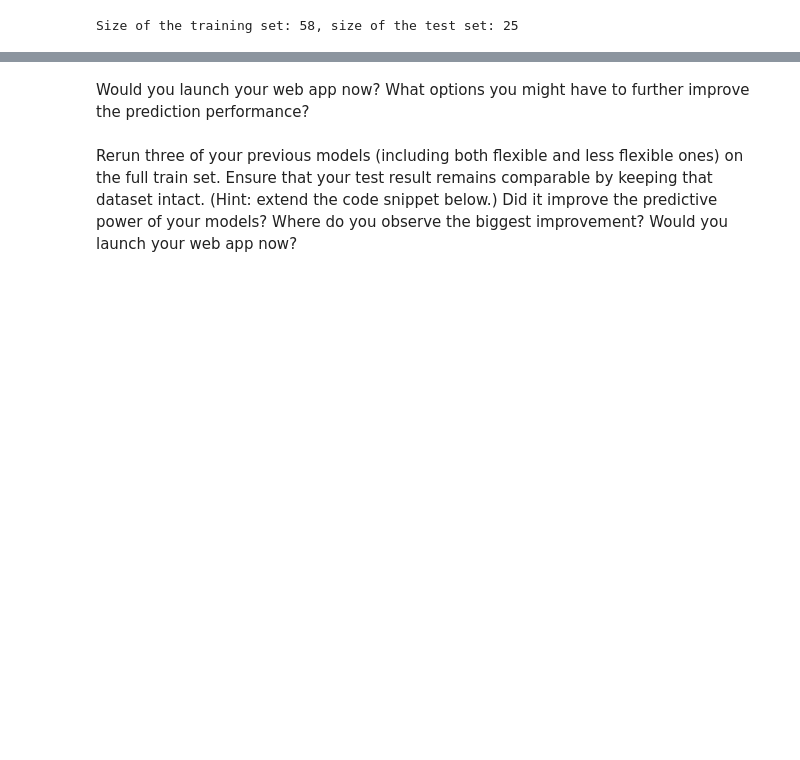
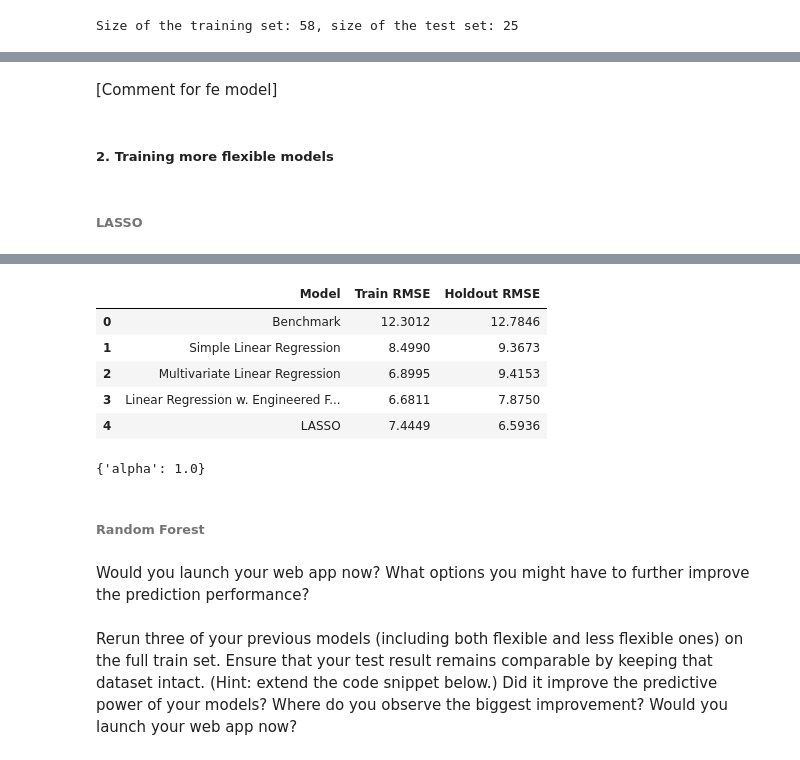
Before and after one commit to viethngn/Data_Science_2_ECBS5233, a Jupyter notebook: assignment1/assignment1_viethngn.ipynb, the cells around one changed output, grey strips where cells are left out. Cells and saved outputs as stored; diff of their text form; code cells hidden in the pictures; blank space fills up the shorter version.

```diff
--- a/assignment1/assignment1_viethngn.ipynb
+++ b/assignment1/assignment1_viethngn.ipynb
@@ -136,0 +83,12 @@ Build a multivariate linear model with all the meaningful variables available. D
+# %%
+# multivariate model
+simple_model = LinearRegression()
+simple_model.fit(X_train, y_train)
+
+model_name = 'Multivariate Linear Regression'
+
+if model_name not in summary_df.Model.values:
+    summary_df.loc[len(summary_df.index)] = [model_name,
+                                             '{:.4f}'.format(root_mean_squared_error(y_train, simple_model.predict(X_train))),
+                                             '{:.4f}'.format(root_mean_squared_error(y_test, simple_model.predict(X_test)))]
+summary_df
@@ -140,0 +143,6 @@ Try to make your model (even) better. Document your process and its success whil
+# %%
+real_estate_sample = real_estate_data.sample(frac=0.2, random_state=prng)
+outcome = real_estate_sample["house_price_of_unit_area"]
+features = real_estate_sample.drop(columns=["house_price_of_unit_area", "id", "transaction_date", "transaction_year"])
+X_train, X_test, y_train, y_test = train_test_split(features, outcome, test_size=0.3, random_state=prng)
+print(f"Size of the training set: {y_train.shape[0]}, size of the test set: {y_test.shape[0]}")
@@ -140,0 +206,46 @@ Try to make your model (even) better. Document your process and its success whil
+# %% [markdown]
+[Comment for fe model]
+# %% [markdown]
+##### 2. Training more flexible models
+# %% [markdown]
+###### LASSO
+# %%
+from sklearn.preprocessing import StandardScaler
+from sklearn.model_selection import GridSearchCV
+from sklearn.linear_model import ElasticNet
+
+# alpha
+alpha = np.linspace(0.1, 10.0, num=100)
+
+# define cv search
+lasso_search = GridSearchCV(
+    ElasticNet(l1_ratio = 1, fit_intercept = True),
+    {"alpha":alpha},
+    cv=5,
+    scoring="neg_root_mean_squared_error",
+    verbose=3,
+)
+preprocessing = ColumnTransformer(
+    [
+        ("cat", OneHotEncoder(handle_unknown="ignore"), categorical_cols),
+    ], remainder='passthrough'
+)
+
+lasso_model = Pipeline(
+        [("preprocess", preprocessing),
+         ('interaction', PolynomialFeatures(degree=2, interaction_only=True,  include_bias=False)),
+         ('scaling', StandardScaler()),
+         ("regressor", lasso_search)
+         ], verbose=True
+)
+
+lasso_model.fit(X_train, y_train)
+
+model_name = 'LASSO'
+
+if model_name not in summary_df.Model.values:
+    summary_df.loc[len(summary_df.index)] = [model_name,
+                                             '{:.4f}'.format(root_mean_squared_error(y_train, lasso_model.predict(X_train))),
+                                             '{:.4f}'.format(root_mean_squared_error(y_test, lasso_model.predict(X_test)))]
+summary_df
+# %% [output]
@@ -141,3 +269,15 @@ Try to make your model (even) better. Document your process and its success whil
+|  | Model | Train RMSE | Holdout RMSE |
+| 0 | Benchmark | 12.3012 | 12.7846 |
+| 1 | Simple Linear Regression | 8.4990 | 9.3673 |
+| 2 | Multivariate Linear Regression | 6.8995 | 9.4153 |
+| 3 | Linear Regression w. Engineered F... | 6.6811 | 7.8750 |
+| 4 | LASSO | 7.4449 | 6.5936 |
+# %%
+lasso_search.best_params_
+# %% [output]
+{'alpha': 1.0}
+# %% [markdown]
+###### Random Forest
 # %% [markdown]
 Would you launch your web app now? What options you might have to further improve the prediction performance?
 # %% [markdown]
```
Also changed, not shown: parts of 27 cells of this notebook.
